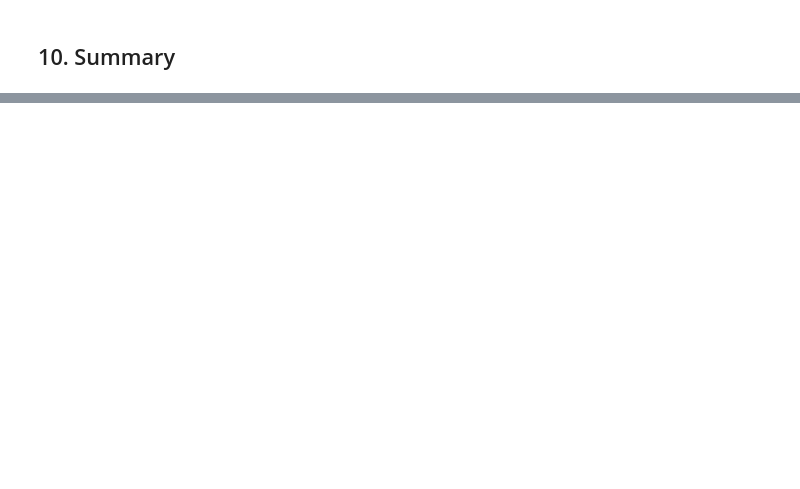
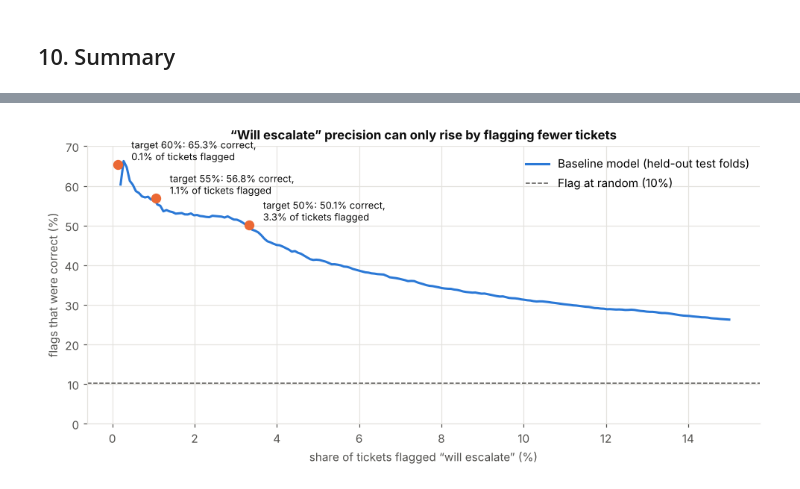
Before and after one commit to Wkangg111/BF4202-Blackrock, a Jupyter notebook: Blackrock FYP/(New) Pretrained sentence-embedding + logistic regression/escalation_category_model.ipynb, the cells around one changed output, grey strips where cells are left out. Cells and saved outputs as stored; diff of their text form; code cells hidden in the pictures; blank space fills up the shorter version.

```diff
--- a/Blackrock FYP/(New) Pretrained sentence-embedding + logistic regression/escalation_category_model.ipynb
+++ b/Blackrock FYP/(New) Pretrained sentence-embedding + logistic regression/escalation_category_model.ipynb
@@ -888,0 +1034,18 @@ summary
+# %%
+# ---- 12c. The trade-off, drawn: precision vs share of tickets flagged (baseline, out-of-fold) ----
+p_b = v_oof["Baseline (text + priority + tier)"]; o_ = np.argsort(-p_b)
+shares = np.linspace(0.002, 0.15, 200); prec = [y_all[o_[:max(1, int(s * len(y_all)))]].mean() for s in shares]
+fig, ax = plt.subplots(figsize=(9, 4.4))
+ax.plot(shares * 100, np.array(prec) * 100, color=C1, lw=2, label="Baseline model (held-out test folds)")
+ax.axhline(y_all.mean() * 100, color=INK2, ls="--", lw=1, label=f"Flag at random ({y_all.mean():.0%})")
+b = esc_v2[esc_v2.variant == "Baseline (text + priority + tier)"].groupby("target")[["flagged share", "precision of 1"]].mean()
+for t, r in b.iterrows():
+    if not np.isnan(r["precision of 1"]):
+        ax.scatter(r["flagged share"] * 100, r["precision of 1"] * 100, s=60, color=C2, zorder=3)
+        ax.annotate(f"target {t:.0%}: {r['precision of 1']:.1%} correct,\n{r['flagged share']:.1%} of tickets flagged",
+                    (r["flagged share"] * 100, r["precision of 1"] * 100), xytext=(12, 4), textcoords="offset points", fontsize=8.5, color=INK)
+ax.set_xlabel("share of tickets flagged “will escalate” (%)"); ax.set_ylabel("flags that were correct (%)")
+ax.set_ylim(0, 70); ax.set_title("“Will escalate” precision can only rise by flagging fewer tickets")
+ax.legend(frameon=False, loc="upper right"); plt.tight_layout()
+# %% [output]
+[figure, added]
```
Also changed, not shown: parts of 13 cells of this notebook.
